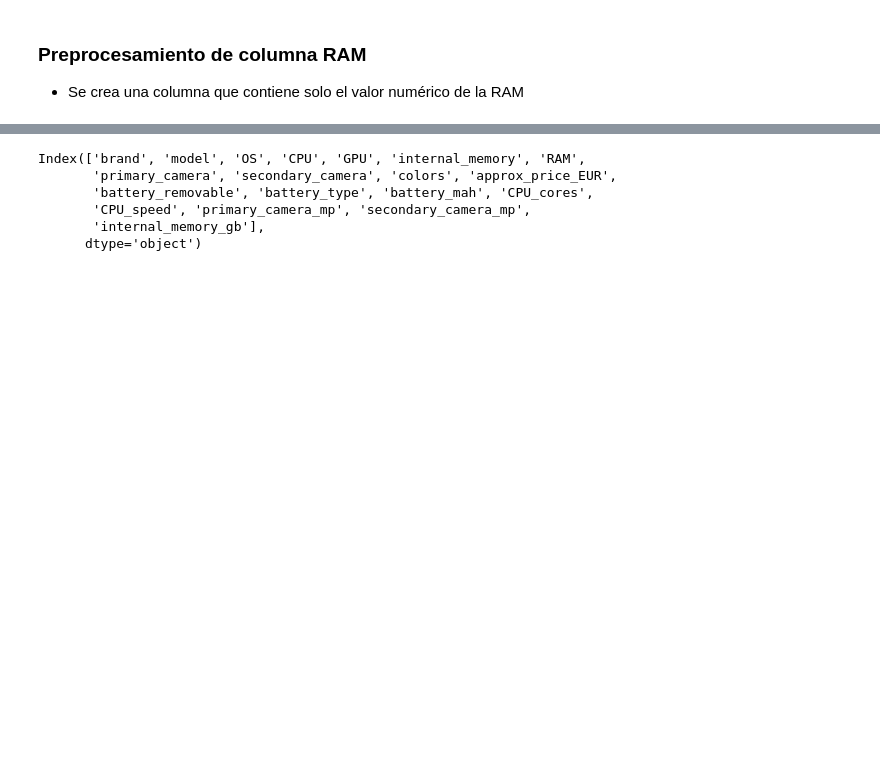
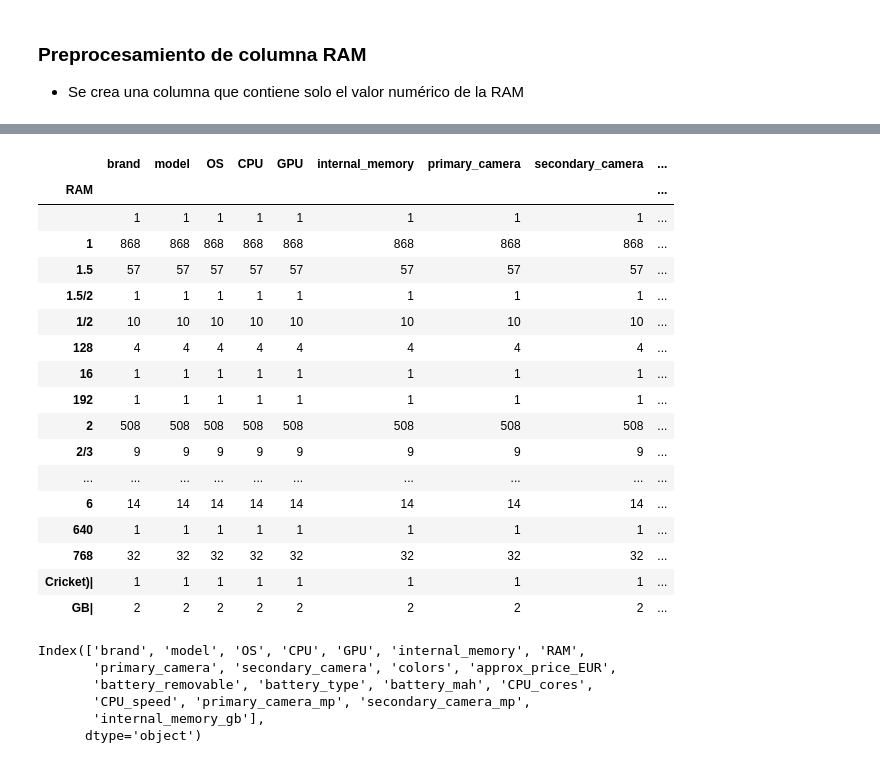
Before and after one commit to jgermanob/PCIC-Inteligencia-aritificial, a Jupyter notebook: Notebooks/Data_preprocessing.ipynb, the cells around one changed output, grey strips where cells are left out. Drawn from its saved outputs; the diff is of its cells as text; code cells hidden in the pictures; blank space fills up the shorter version.

```diff
--- a/Notebooks/Data_preprocessing.ipynb
+++ b/Notebooks/Data_preprocessing.ipynb
@@ -664,3 +745,24 @@ df
+# %%
+df.groupby('RAM').count()
+# %% [output]
+|  | brand | model | OS | CPU | GPU | internal_memory | primary_camera | secondary_camera | ... |
+| RAM |  |  |  |  |  |  |  |  | ... |
+|  | 1 | 1 | 1 | 1 | 1 | 1 | 1 | 1 | ... |
+| 1 | 868 | 868 | 868 | 868 | 868 | 868 | 868 | 868 | ... |
+| 1.5 | 57 | 57 | 57 | 57 | 57 | 57 | 57 | 57 | ... |
+| 1.5/2 | 1 | 1 | 1 | 1 | 1 | 1 | 1 | 1 | ... |
+| 1/2 | 10 | 10 | 10 | 10 | 10 | 10 | 10 | 10 | ... |
+| 128 | 4 | 4 | 4 | 4 | 4 | 4 | 4 | 4 | ... |
+| 16 | 1 | 1 | 1 | 1 | 1 | 1 | 1 | 1 | ... |
+| 192 | 1 | 1 | 1 | 1 | 1 | 1 | 1 | 1 | ... |
+| 2 | 508 | 508 | 508 | 508 | 508 | 508 | 508 | 508 | ... |
+| 2/3 | 9 | 9 | 9 | 9 | 9 | 9 | 9 | 9 | ... |
+| ... | ... | ... | ... | ... | ... | ... | ... | ... | ... |
+| 6 | 14 | 14 | 14 | 14 | 14 | 14 | 14 | 14 | ... |
+| 640 | 1 | 1 | 1 | 1 | 1 | 1 | 1 | 1 | ... |
+| 768 | 32 | 32 | 32 | 32 | 32 | 32 | 32 | 32 | ... |
+| Cricket)| | 1 | 1 | 1 | 1 | 1 | 1 | 1 | 1 | ... |
+| GB| | 2 | 2 | 2 | 2 | 2 | 2 | 2 | 2 | ... |
 # %%
 df.columns
 # %% [output]
```
Also changed, not shown: parts of 13 cells of this notebook, 1 other file.
